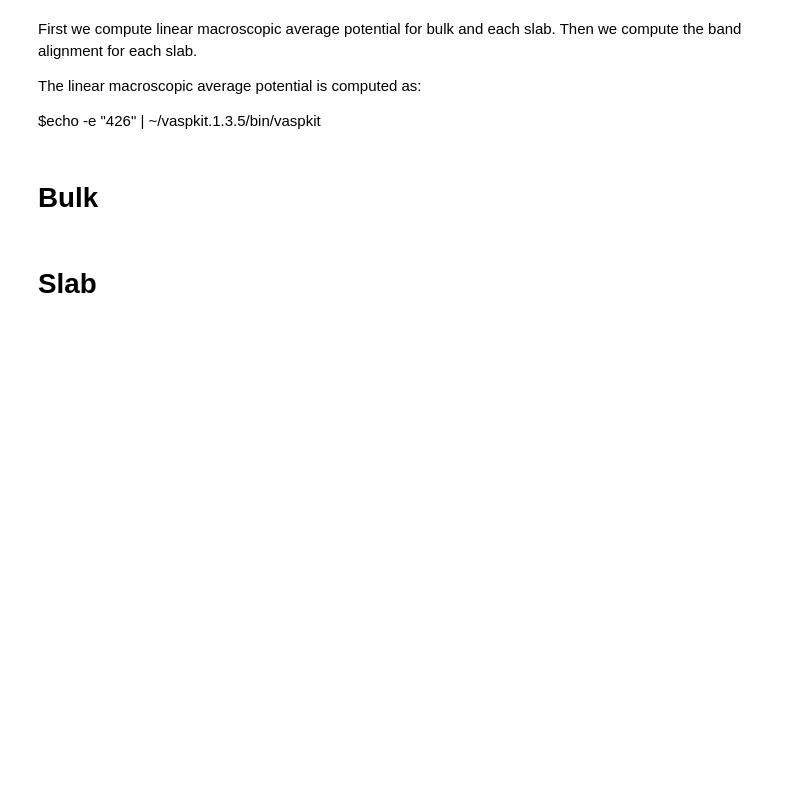
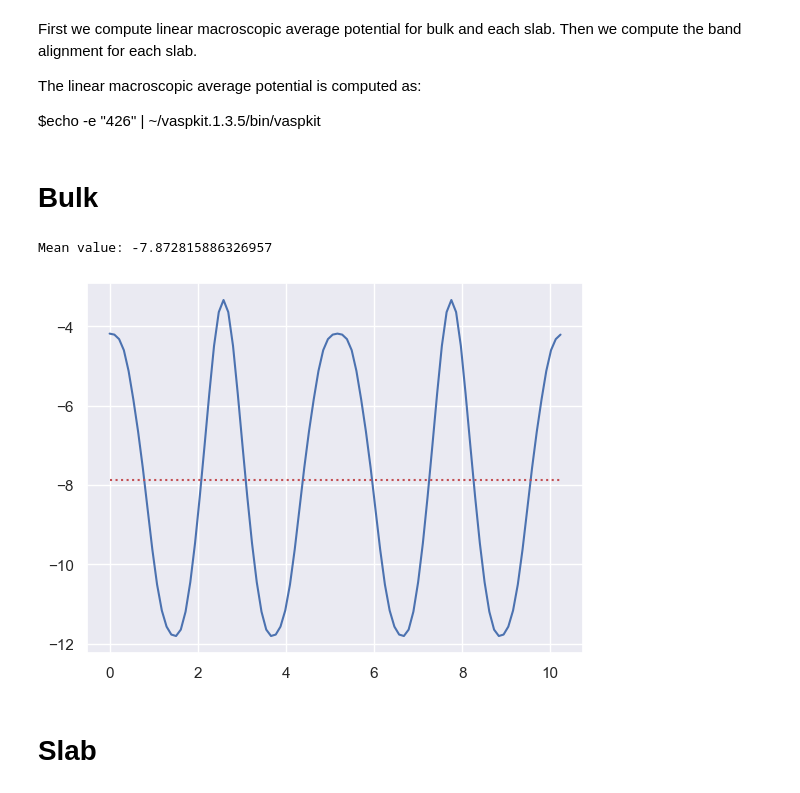
Before and after one commit to CibranLopez/SurfAIcing, a Jupyter notebook: compute-band-alignments.ipynb, the cells around one changed output. Saved outputs shown, nothing was run; the diff lists cells and outputs as text; code cells hidden in the pictures; blank space fills up the shorter version.

```diff
--- a/compute-band-alignments.ipynb
+++ b/compute-band-alignments.ipynb
@@ -25,7 +27,8 @@ discard_ratio = 0.25
 # %%
 bulk_folder = f'{slab_folder}/bulk'
 
-linear_mac_pot = np.loadtxt(f'{bulk_folder}/PLANAR_AVERAGE.dat')
+locpot = Locpot.from_file(f'{bulk_folder}/LOCPOT')
+linear_mac_pot = locpot.get_average_along_axis(2)
 # %%
 # Load vasprun
 vasprun = Vasprun(f'{bulk_folder}/vasprun.xml')
@@ -37,18 +40,22 @@ band_structure = vasprun.get_band_structure()
 valence_band_DFT = band_structure.get_vbm()["energy"]
 band_gap         = band_structure.get_band_gap()["energy"]
 # %%
-energy_section = linear_mac_pot[:, 1]
-
-mac_avg_pot_bulk = np.mean(energy_section)
+mac_avg_pot_bulk = np.mean(linear_mac_pot)
 
 np.savetxt(f'{bulk_folder}/macroscopic_average_potential', [mac_avg_pot_bulk])
 
 print(f'Mean value: {mac_avg_pot_bulk}')
+# %% [output]
+Mean value: -7.872815886326957
 # %%
-plt.plot(linear_mac_pot[:, 0], linear_mac_pot[:, 1], label='Linear average potential')
+x_label = np.arange(len(linear_mac_pot)) * vasprun.final_structure.lattice.c / len(linear_mac_pot)
+plt.plot(x_label, linear_mac_pot, label='Linear average potential')
+plt.plot([x_label[0], x_label[-1]], [mac_avg_pot_bulk, mac_avg_pot_bulk], ':r', label='Mean value')
 
 plt.savefig(f'{bulk_folder}/macroscopic_average_potential.eps', bbox_inches='tight')
 plt.show()
+# %% [output]
+[figure, added]
 # %% [markdown]
 # Slab
 # %%
```
Also changed, not shown: parts of 3 cells of this notebook.
